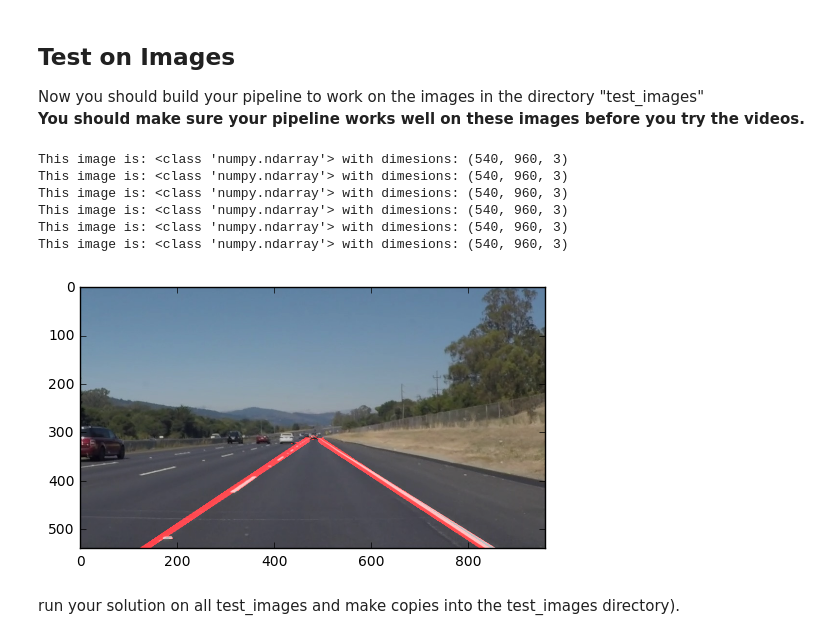
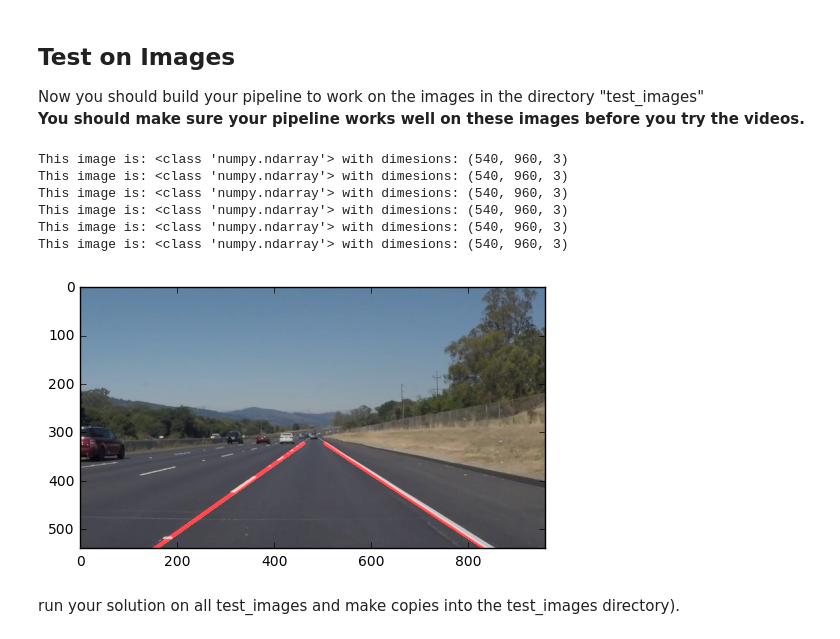
Before and after one commit to raznis/CarND-LaneLines-P1, a Jupyter notebook: P1.ipynb, the cells around one changed output. Saved outputs shown, nothing was run; the diff lists cells and outputs as text; code cells hidden in the pictures.

```diff
--- a/P1.ipynb
+++ b/P1.ipynb
@@ -110,7 +110,7 @@ def region_of_interest(img, vertices):
     return masked_image
 
 
-def draw_lines(img, lines, color=[255, 0, 0], thickness=2):
+def draw_lines(img, lines, color=[255, 0, 0], thickness=8):
     """
     NOTE: this is the function you might want to use as a starting point once you want to
     average/extrapolate the line segments you detect to map out the full
@@ -127,55 +127,35 @@ def draw_lines(img, lines, color=[255, 0, 0], thickness=2):
     If you want to make the lines semi-transparent, think about combining
     this function with the weighted_img() function below
     """
-    slope_left_list = []
-    intercept_left_list = []
     left_points = []
-    slope_right_list = []
-    intercept_right_list = []
     right_points = []
     for line in lines:
         for x1,y1,x2,y2 in line:
-            cv2.line(img, (x1, y1), (x2, y2), color, thickness - 1)
             line_length = math.sqrt((x1-x2)**2 + (y1-y2)**2)
-            if line_length > 30 and not x1 == x2:
+            if line_length > 40 and not x1 == x2:
                 slope = float(y1-y2)/float(x1-x2)
-                #intercept = float(y1) - slope * float(x1)
                 if slope < 0:
-                    #print(x1,y1,x2,y2,slope,intercept)
-                    #slope_left_list.append(slope)
-                    #intercept_left_list.append(intercept)
                     left_points.append(((x1+x2)/2.0, (y1+y2)/2.0))
-                    #y_left_list.append((y1+y2)/2.0)
                 else:
-                    #slope_right_list.append(slope)
-                    #intercept_right_list.append(intercept)
                     right_points.append(((x1+x2)/2.0, (y1+y2)/2.0))
-                    #y_right_list.append((y1+y2)/2.0)
 
     left_points.sort(key=lambda point: point[1])
     right_points.sort(key=lambda point: point[1])
-    #print("sorted_lefts: " + str(left_points))
+
     closest_left = (left_points[-1])
     farthest_left = (left_points[0])
-    #print(closest_left,farthest_left)
 
     closest_right = (right_points[-1])
     farthest_right = (right_points[0])
-    #print(closest_right,farthest_right)
 
+    left_slope = (closest_left[1] - farthest_left[1]) / (closest_left[0] - farthest_left[0])
+    left_intercept = farthest_left[1] - left_slope * farthest_left[0]
 
-    left_slope = (closest_left[1] - farthest_left[1]) / (closest_left[0] - farthest_left[0])#np.mean(slope_left_list)
-    left_intercept = farthest_left[1] - left_slope * farthest_left[0]#np.mean(intercept_left_list)
-    #print("left_slope = " + str(left_slope) + ", left_intercept = " + str(left_intercept))
+    right_slope = (closest_right[1] - farthest_right[1]) / (closest_right[0] - farthest_right[0])
+    right_intercept = farthest_right[1] - right_slope * farthest_right[0]
 
-    right_slope = (closest_right[1] - farthest_right[1]) / (closest_right[0] - farthest_right[0])#np.mean(slope_left_list)
-    right_intercept = farthest_right[1] - right_slope * farthest_right[0]#np.mean(intercept_left_list)
-    #print("right_slope = " + str(right_slope) + ", right_intercept = " + str(right_intercept))
-
-    #cv2.line(img, (math.floor((closest_left[1] - left_intercept) / left_slope), math.floor(closest_left[1])), (math.floor((farthest_left[1] - left_intercept) / left_slope), math.floor(farthest_left[1])), color, thickness + 10)
-    cv2.line(img, (math.floor((img.shape[1] - left_intercept) / left_slope), math.floor(img.shape[1])), (math.floor((farthest_left[1] - left_intercept) / left_slope), math.floor(farthest_left[1])), color, thickness + 10)
-    #cv2.line(img, (math.floor((closest_right[1] - right_intercept) / right_slope), math.floor(closest_right[1])), (math.floor((farthest_right[1] - right_intercept) / right_slope), math.floor(farthest_right[1])), color, thickness + 10)
-    cv2.line(img, (math.floor((img.shape[1] - right_intercept) / right_slope), math.floor(img.shape[1])), (math.floor((farthest_right[1] - right_intercept) / right_slope), math.floor(farthest_right[1])), color, thickness + 10)
+    cv2.line(img, (math.floor((img.shape[1] - left_intercept) / left_slope), math.floor(img.shape[1])), (math.floor((img.shape[0]*0.6 - left_intercept) / left_slope), math.floor(img.shape[0]*0.6)), color, thickness)
+    cv2.line(img, (math.floor((img.shape[1] - right_intercept) / right_slope), math.floor(img.shape[1])), (math.floor((img.shape[0]*0.6 - right_intercept) / right_slope), math.floor(img.shape[0]*0.6)), color, thickness)
 
 
 def hough_lines(img, rho, theta, threshold, min_line_len, max_line_gap):
@@ -190,7 +170,6 @@ def hough_lines(img, rho, theta, threshold, min_line_len, max_line_gap):
     return line_img
 
 # Python 3 has support for cool math symbols.
-
 def weighted_img(img, initial_img, α=0.8, β=1., λ=0.):
     """
     `img` is the output of the hough_lines(), An image with lines drawn on it.
@@ -219,35 +198,35 @@ for file in os.listdir("test_images/"):
     plt.imshow(image)  # if you wanted to show a single color channel image called 'gray', for example, call as plt.imshow(gray, cmap='gray')
     gray = grayscale(image)
     plt.imshow(gray, cmap='gray')
     blur_gray = gaussian_blur(gray, 5)
     plt.imshow(blur_gray, cmap='gray')
     low_threshold = 50.0
     high_threshold = 150.0
     edges = cv2.Canny(blur_gray, low_threshold, high_threshold)
     # Display the image
     plt.imshow(edges, cmap='Greys_r')
     imshape = image.shape
-    vertices = np.array([[(0,imshape[0]),(imshape[1]/2.0 - 10., imshape[0]*0.57), (imshape[1]/2.0 + 10., imshape[0]*0.57), (imshape[1],imshape[0])]], dtype=np.int32)
+    vertices = np.array([[(0,imshape[0]),(imshape[1]/2.0 - 10., imshape[0]*0.58), (imshape[1]/2.0 + 10., imshape[0]*0.58), (imshape[1],imshape[0])]], dtype=np.int32)
     masked_image = region_of_interest(edges, vertices)
     plt.imshow(masked_image, cmap='Greys_r')
     rho = 2 # distance resolution in pixels of the Hough grid
     theta = np.pi/180 # angular resolution in radians of the Hough grid
     threshold = 15     # minimum number of votes (intersections in Hough grid cell)
     min_line_length = 10 #minimum number of pixels making up a line
     max_line_gap = 20    # maximum gap in pixels between connectable line segments
     hough = hough_lines(masked_image, rho, theta, threshold, min_line_length, max_line_gap)
     plt.imshow(hough)
     image_with_lines = weighted_img(hough, image)
     mpimg.imsave("test_images/with_lanes_"+file, image_with_lines)
     plt.imshow(image_with_lines)
 # %% [output]
 This image is: <class 'numpy.ndarray'> with dimesions: (540, 960, 3)
 This image is: <class 'numpy.ndarray'> with dimesions: (540, 960, 3)
 This image is: <class 'numpy.ndarray'> with dimesions: (540, 960, 3)
 This image is: <class 'numpy.ndarray'> with dimesions: (540, 960, 3)
 This image is: <class 'numpy.ndarray'> with dimesions: (540, 960, 3)
 This image is: <class 'numpy.ndarray'> with dimesions: (540, 960, 3)
-[figure, old version]
+[figure, new version]
 # %% [markdown]
 run your solution on all test_images and make copies into the test_images directory).
 # %%
```
Also changed, not shown: parts of 5 cells of this notebook.
